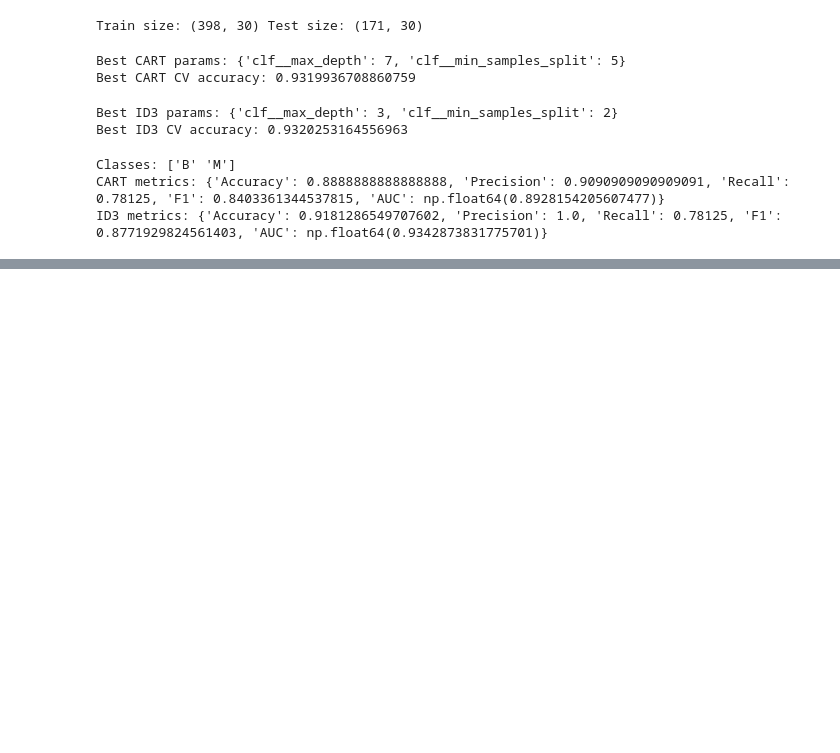
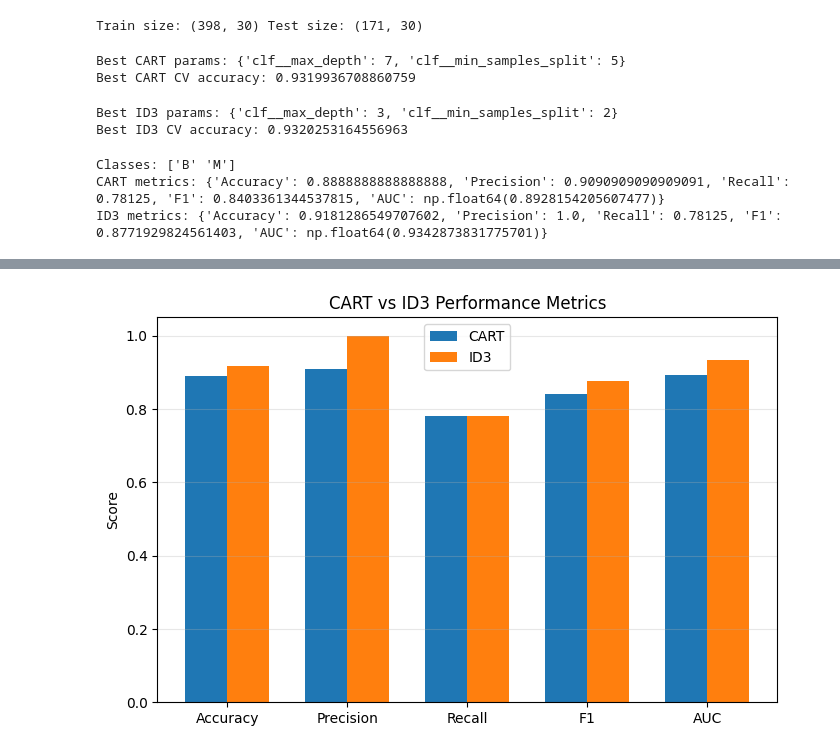
Before and after one commit to AbrarYasir01/dt-cart-vs-id3, a Jupyter notebook: 220140.ipynb, the cells around one changed output, grey strips where cells are left out. Drawn from its saved outputs; the diff is of its cells as text; code cells hidden in the pictures; blank space fills up the shorter version.

```diff
--- a/220140.ipynb
+++ b/220140.ipynb
@@ -191,0 +320,23 @@ ID3 metrics: {'Accuracy': 0.9181286549707602, 'Precision': 1.0, 'Recall': 0.7812
+# %%
+cart_vals = np.array(cart_metrics)
+id3_vals = np.array(id3_metrics)
+
+x = np.arange(len(metric_names))
+width = 0.35
+
+fig, ax = plt.subplots(figsize=(8, 5))
+
+ax.bar(x - width/2, cart_vals, width, label="CART")
+ax.bar(x + width/2, id3_vals, width, label="ID3")
+
+ax.set_xticks(x)
+ax.set_xticklabels(metric_names)
+ax.set_ylabel("Score")
+ax.set_ylim(0, 1.05)
+ax.set_title("CART vs ID3 Performance Metrics")
+ax.legend()
+ax.grid(axis="y", alpha=0.3)
+
+plt.show()
+# %% [output]
+[figure, added]
```
Also changed, not shown: parts of 7 cells of this notebook.
